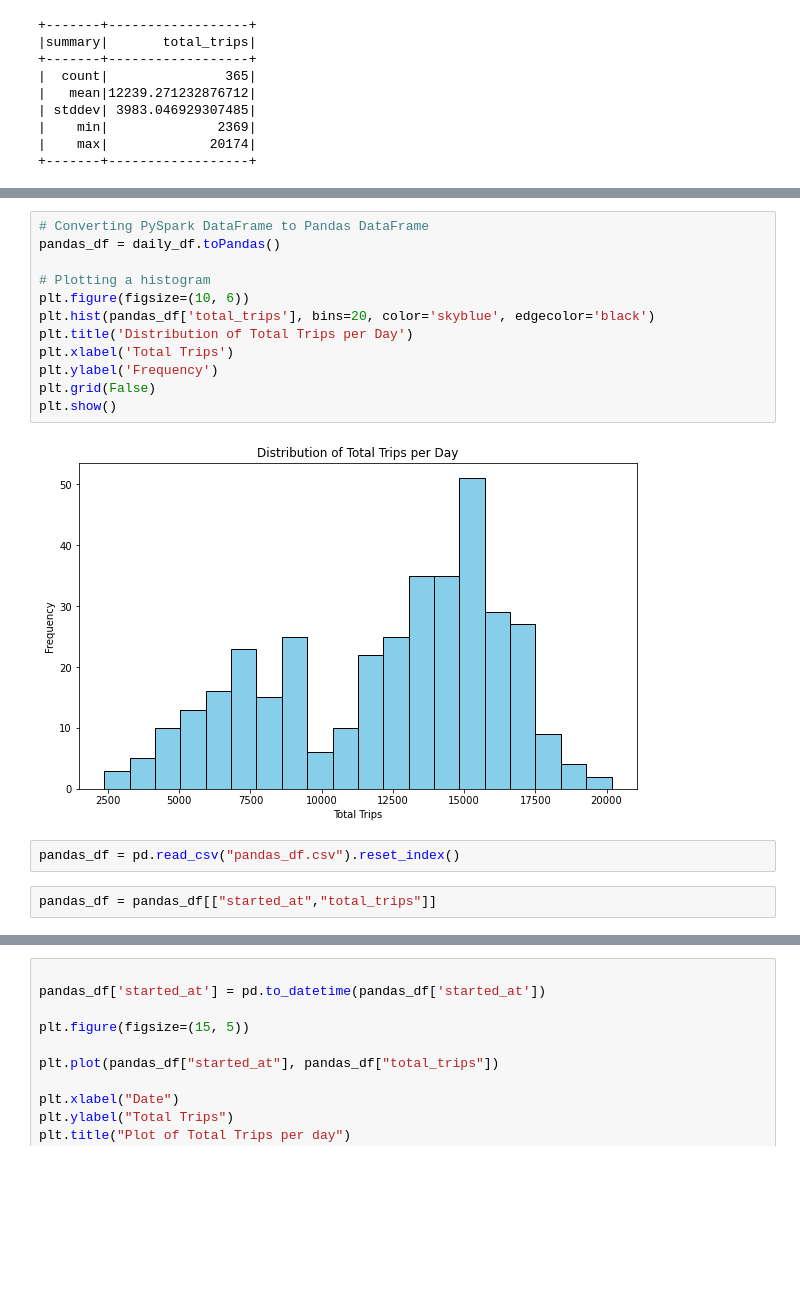
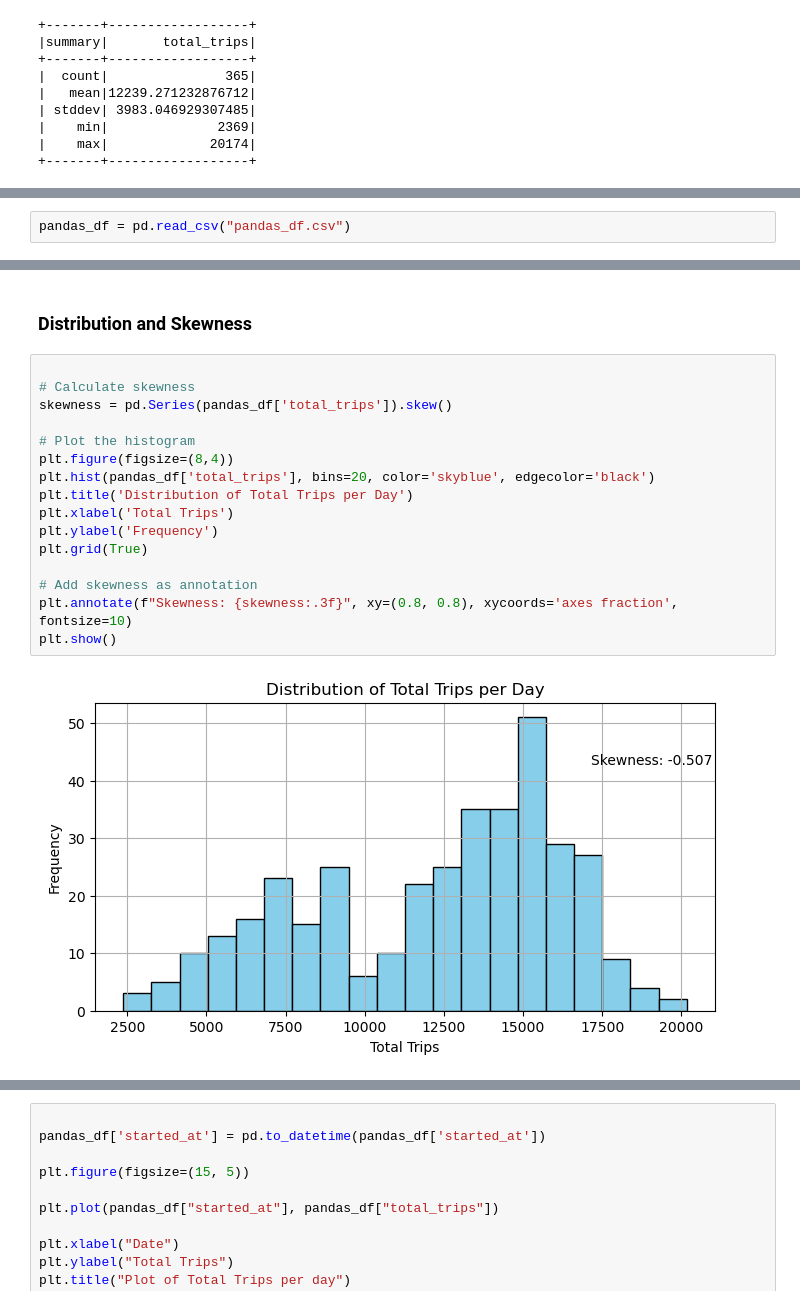
Before and after one commit to jmdtanalyst/CA01_Sem_02_MSc_Data_Analytics, a Jupyter notebook: RNN_Time_Series.ipynb, the cells around one changed output, grey strips where cells are left out. Cells and saved outputs as stored; diff of their text form; blank space fills up the shorter version.

```diff
--- a/RNN_Time_Series.ipynb
+++ b/RNN_Time_Series.ipynb
@@ -234,0 +303,2 @@ daily_df.describe().show()
+# %%
+pandas_df = pd.read_csv("pandas_df.csv")
@@ -235,18 +314,20 @@ daily_df.describe().show()
+# %% [markdown]
+### Distribution and Skewness
 # %%
-# Converting PySpark DataFrame to Pandas DataFrame
-pandas_df = daily_df.toPandas()
 
-# Plotting a histogram
-plt.figure(figsize=(10, 6))
+# Calculate skewness
+skewness = pd.Series(pandas_df['total_trips']).skew()
+
+# Plot the histogram
+plt.figure(figsize=(8,4))
 plt.hist(pandas_df['total_trips'], bins=20, color='skyblue', edgecolor='black')
 plt.title('Distribution of Total Trips per Day')
 plt.xlabel('Total Trips')
 plt.ylabel('Frequency')
-plt.grid(False)
+plt.grid(True)
+
+# Add skewness as annotation
+plt.annotate(f"Skewness: {skewness:.3f}", xy=(0.8, 0.8), xycoords='axes fraction', fontsize=10)
 plt.show()
 # %% [output]
-[figure, old version]
+[figure, new version]
-# %%
-pandas_df = pd.read_csv("pandas_df.csv").reset_index()
-# %%
-pandas_df = pandas_df[["started_at","total_trips"]]
```
Also changed, not shown: parts of 48 cells of this notebook.
